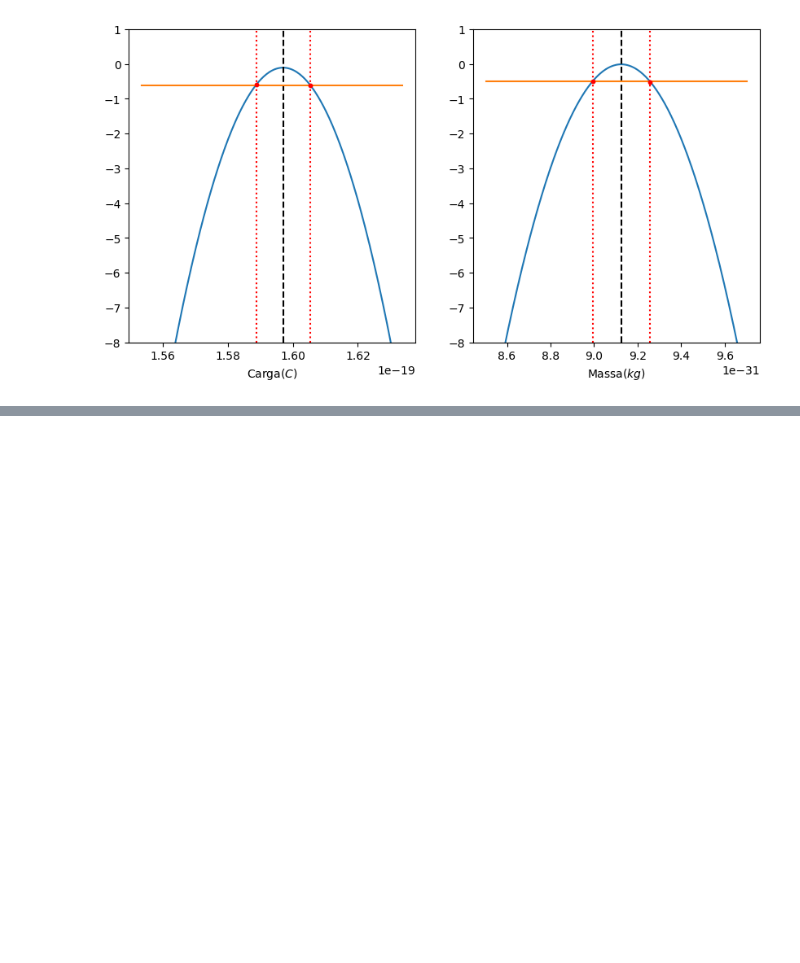
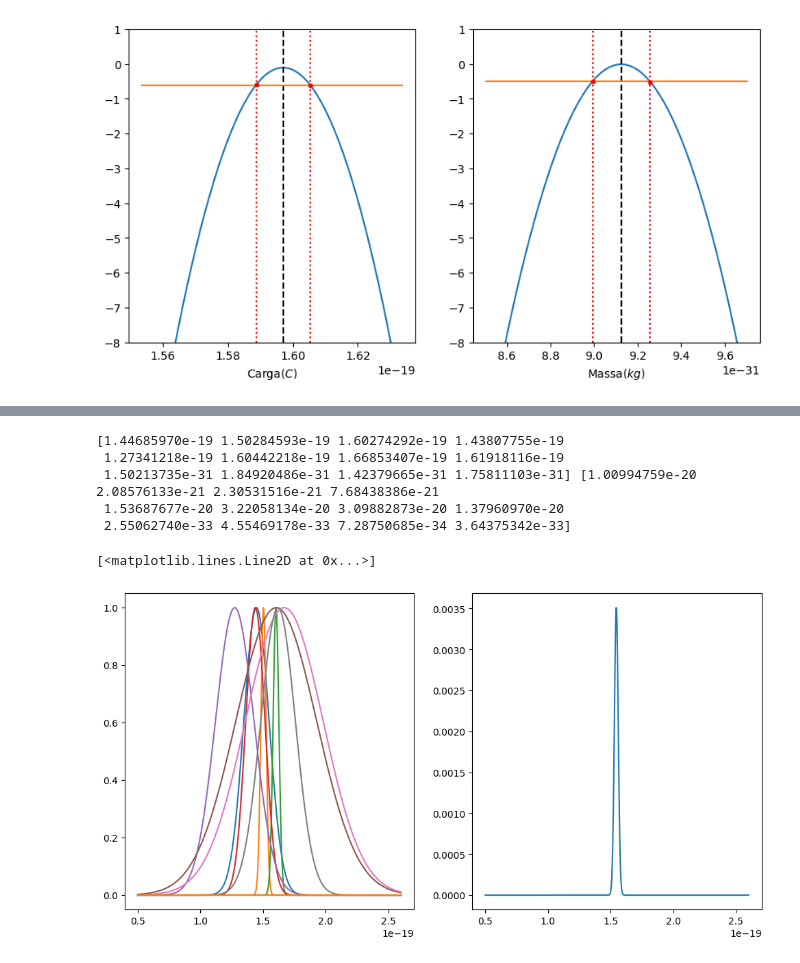
Before and after one commit to encarnacao/combinacao-lab1, a Jupyter notebook: Combination.ipynb, the cells around one changed output, grey strips where cells are left out. Saved outputs shown, nothing was run; the diff lists cells and outputs as text; code cells hidden in the pictures; blank space fills up the shorter version.

```diff
--- a/Combination.ipynb
+++ b/Combination.ipynb
@@ -341,0 +349,34 @@ FIT:  [1.19919253e-36 1.59233634e-01 7.46903057e-04]
+# %%
+em = np.array([13.18,13.69,14.60,13.1,11.6])*1e-50*1/electron_mass
+em_err = np.array([0.92,0.19,0.21,0.7,1.4])*1e-50*1/electron_mass
+me4 = np.array([60.362,70.604,62.6139])*1e-107*1/electron_mass
+me4_err = np.array([0.098,0.084,0.0033])*1e-107*1/electron_mass
+me4 = me4**(1/4)
+me4_err = me4_err**(1/4)
+eom_times_m = e_over_m*electron_mass
+eom_times_m_err = e_over_m_err*electron_mass
+#concatenate data
+eletron_carga = np.concatenate((em,me4,eom_times_m))
+eletron_err = np.concatenate((em_err,me4_err,eom_times_m_err))
+print(eletron_carga,eletron_err)
+#plot data
+x_carga = np.linspace(0.5*1e-19,2.6*1e-19,1000)
+fig, ax = plt.subplots(1,2,figsize=(12,6))
+for i in range(len(eletron_carga)):
+    ax[0].plot(x_carga,gaussian(x_carga,eletron_carga[i],eletron_err[i]))
+
+def combination(x):
+    y = 1
+    for i in range(len(eletron_carga[9:])):
+        y*=gaussian(x,eletron_carga[i],eletron_err[i])
+    return y
+
+ax[1].plot(x_carga,combination(x_carga), label = "Combinação")
+# %% [output]
+[1.44685970e-19 1.50284593e-19 1.60274292e-19 1.43807755e-19
+ 1.27341218e-19 1.60442218e-19 1.66853407e-19 1.61918116e-19
+ 1.50213735e-31 1.84920486e-31 1.42379665e-31 1.75811103e-31] [1.00994759e-20 2.08576133e-21 2.30531516e-21 7.68438386e-21
+ 1.53687677e-20 3.22058134e-20 3.09882873e-20 1.37960970e-20
+ 2.55062740e-33 4.55469178e-33 7.28750685e-34 3.64375342e-33]
+[<matplotlib.lines.Line2D at 0x...>]
+[figure, added]
```
Also changed, not shown: parts of 1 cell of this notebook.
